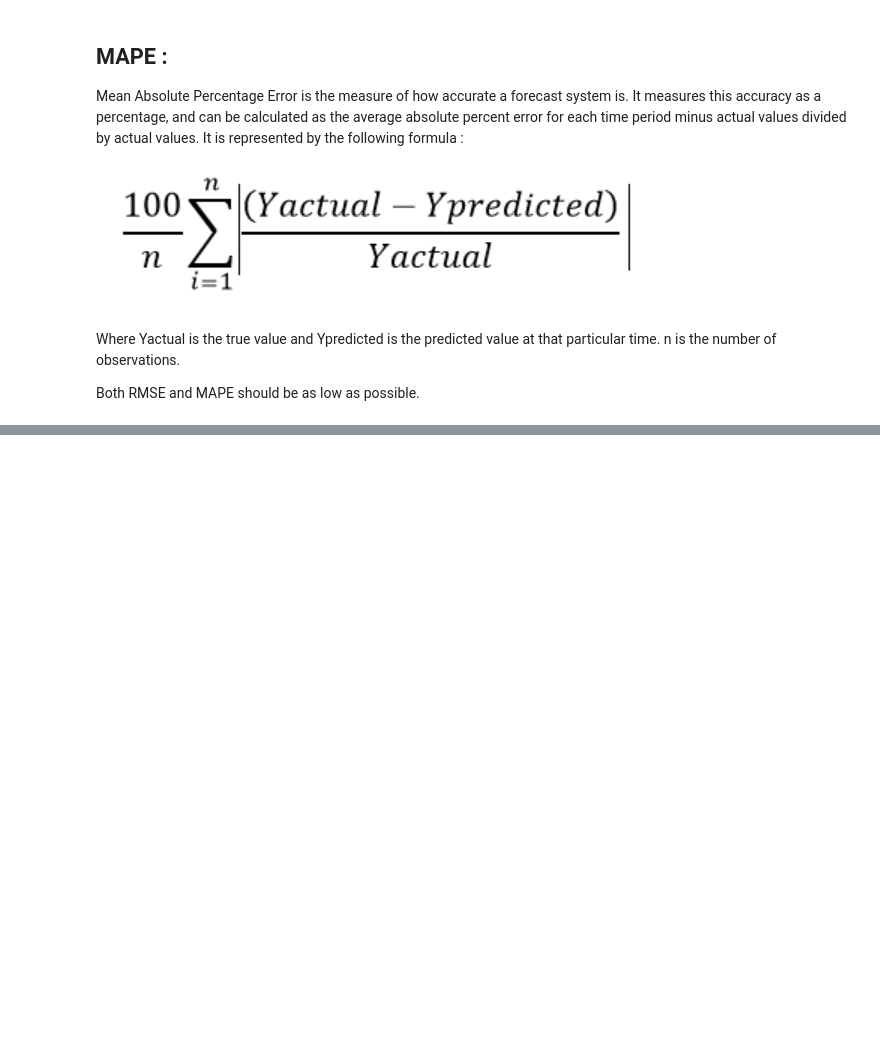
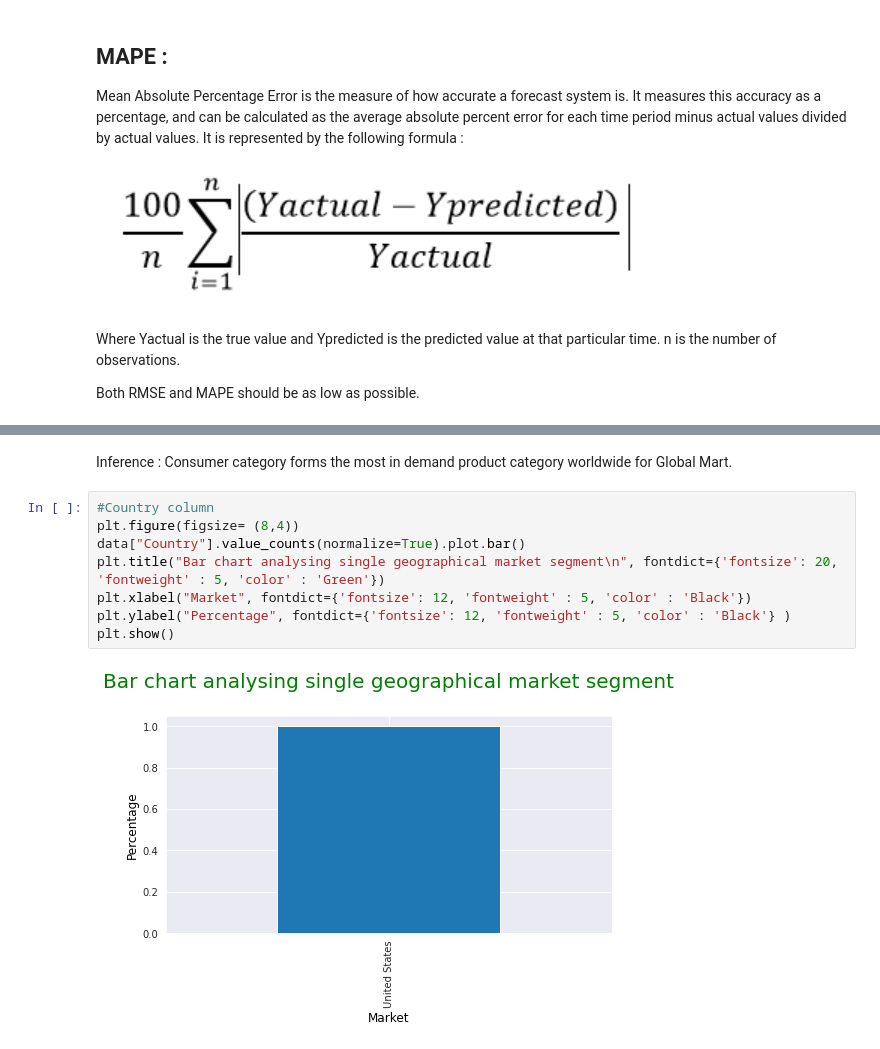
Before and after one commit to rajeshmore1/DataScience_Mentorship, a Jupyter notebook: TS_1_Time_Series_Basics.ipynb, the cells around one changed output, grey strips where cells are left out. Cells and saved outputs as stored; diff of their text form; blank space fills up the shorter version.

```diff
--- a/TS_1_Time_Series_Basics.ipynb
+++ b/TS_1_Time_Series_Basics.ipynb
@@ -64,0 +242,12 @@ Both RMSE and MAPE should be as low as possible.
+# %% [markdown]
+Inference : Consumer category forms the most in demand product category worldwide for Global Mart.
+# %%
+#Country column
+plt.figure(figsize= (8,4))
+data["Country"].value_counts(normalize=True).plot.bar()
+plt.title("Bar chart analysing single geographical market segment\n", fontdict={'fontsize': 20, 'fontweight' : 5, 'color' : 'Green'})
+plt.xlabel("Market", fontdict={'fontsize': 12, 'fontweight' : 5, 'color' : 'Black'})
+plt.ylabel("Percentage", fontdict={'fontsize': 12, 'fontweight' : 5, 'color' : 'Black'} )
+plt.show()
+# %% [output]
+[figure, added]
```
Also changed, not shown: parts of 73 cells of this notebook.
